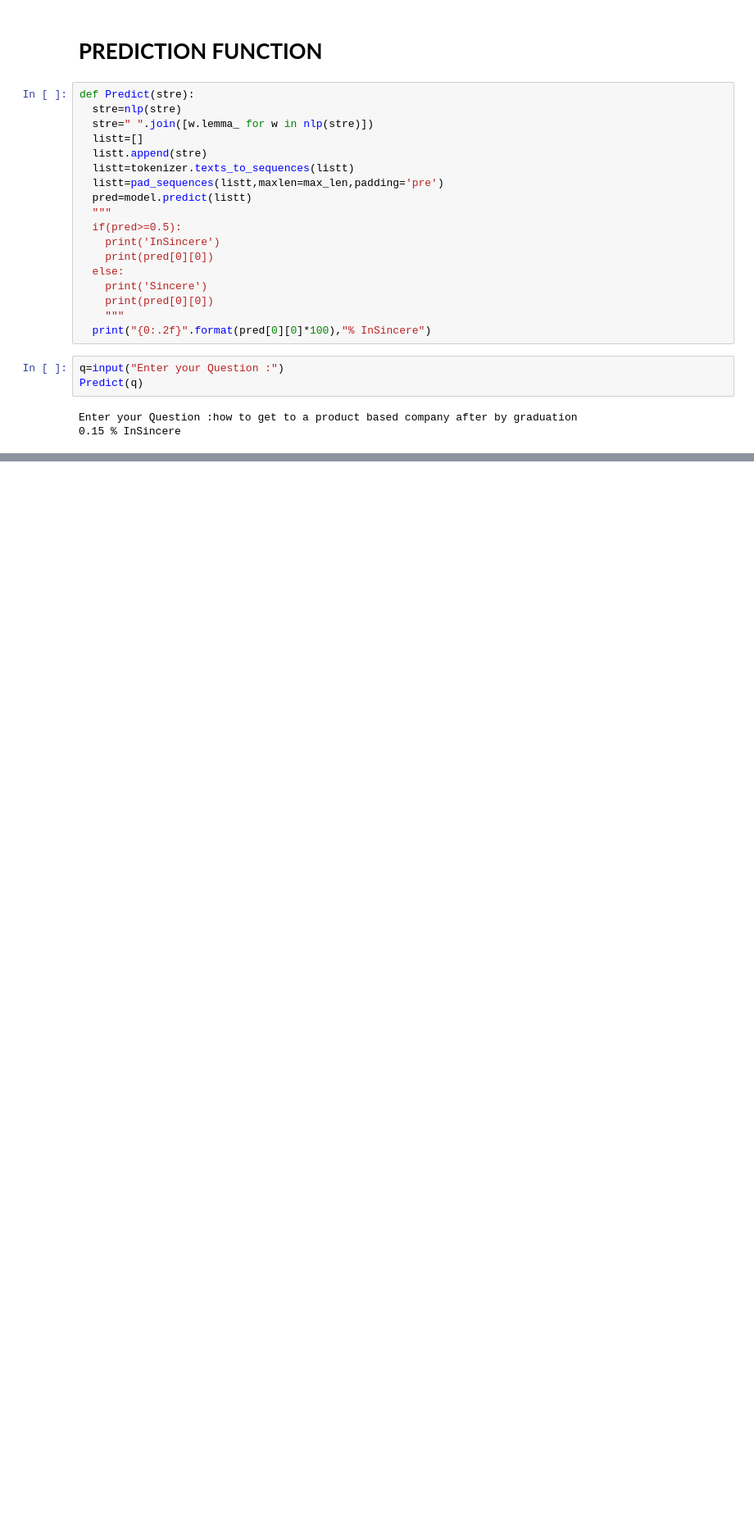
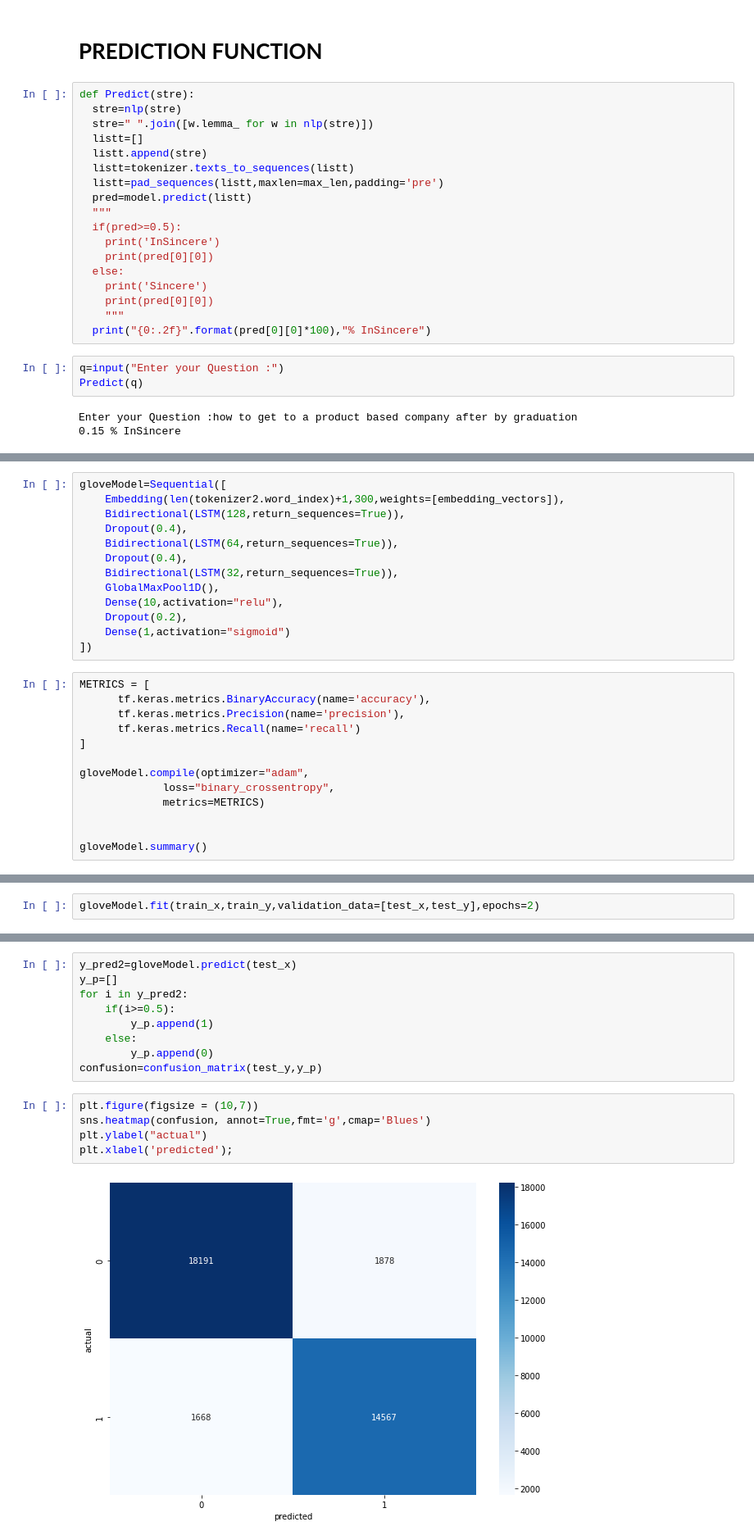
Before and after one commit to anandhulk/Quora-sincere-and-insincere-questions-classification, a Jupyter notebook: Bidirectional_moldel.ipynb, the cells around one changed output, grey strips where cells are left out. Shown at 82% size. Saved outputs shown, nothing was run; the diff lists cells and outputs as text; blank space fills up the shorter version.

```diff
--- a/Bidirectional_moldel.ipynb
+++ b/Bidirectional_moldel.ipynb
@@ -325,0 +434,26 @@ Enter your Question :how to get to a product based company after by graduation
+# %%
+gloveModel=Sequential([
+    Embedding(len(tokenizer2.word_index)+1,300,weights=[embedding_vectors]),
+    Bidirectional(LSTM(128,return_sequences=True)),
+    Dropout(0.4),
+    Bidirectional(LSTM(64,return_sequences=True)),
+    Dropout(0.4),
+    Bidirectional(LSTM(32,return_sequences=True)),
+    GlobalMaxPool1D(),
+    Dense(10,activation="relu"),
+    Dropout(0.2),
+    Dense(1,activation="sigmoid")
+])
+# %%
+METRICS = [
+      tf.keras.metrics.BinaryAccuracy(name='accuracy'),
+      tf.keras.metrics.Precision(name='precision'),
+      tf.keras.metrics.Recall(name='recall')
+]
+
+gloveModel.compile(optimizer="adam",
+             loss="binary_crossentropy",
+             metrics=METRICS)
+
+
+gloveModel.summary()
@@ -325,0 +478,2 @@ Enter your Question :how to get to a product based company after by graduation
+# %%
+gloveModel.fit(train_x,train_y,validation_data=[test_x,test_y],epochs=2)
@@ -325,0 +495,16 @@ Enter your Question :how to get to a product based company after by graduation
+# %%
+y_pred2=gloveModel.predict(test_x)
+y_p=[]
+for i in y_pred2:
+    if(i>=0.5):
+        y_p.append(1)
+    else:
+        y_p.append(0)
+confusion=confusion_matrix(test_y,y_p)
+# %%
+plt.figure(figsize = (10,7))
+sns.heatmap(confusion, annot=True,fmt='g',cmap='Blues')
+plt.ylabel("actual")
+plt.xlabel('predicted');
+# %% [output]
+[figure, added]
```
Also changed, not shown: parts of 32 cells of this notebook.
